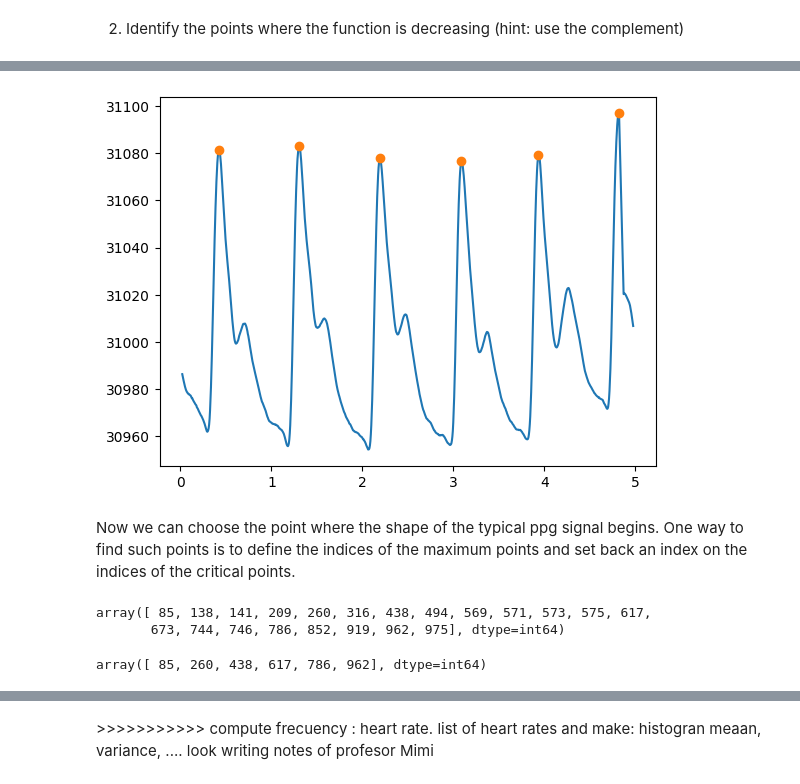
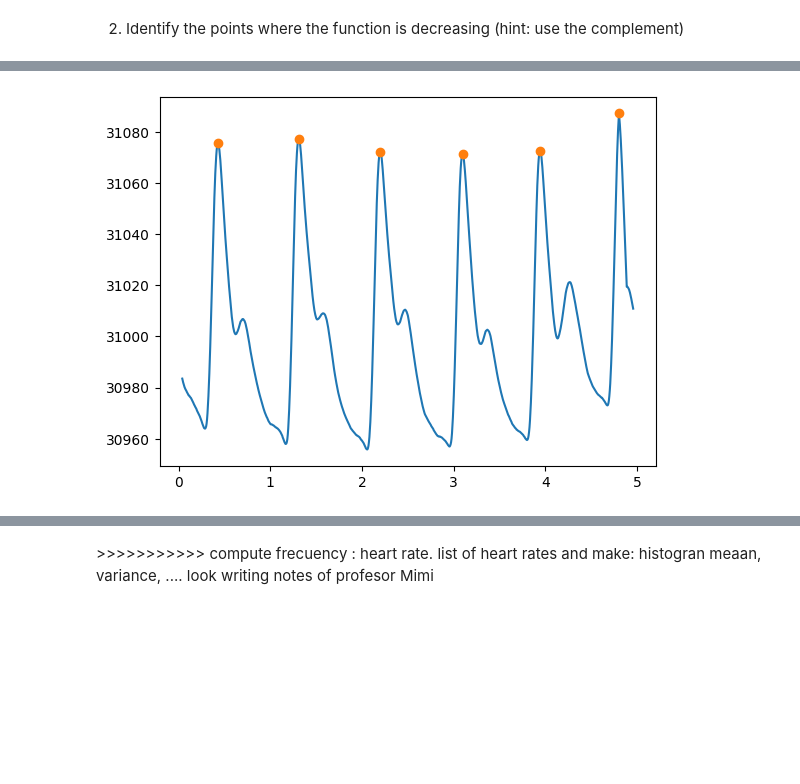
Before and after one commit to TheDataScienceLabs/DSLab_Probability, a Jupyter notebook: lab1.ipynb, the cells around one changed output, grey strips where cells are left out. Saved outputs shown, nothing was run; the diff lists cells and outputs as text; code cells hidden in the pictures; blank space fills up the shorter version.

```diff
--- a/lab1.ipynb
+++ b/lab1.ipynb
@@ -224,7 +224,7 @@ Briefly explain what happens when you change the number of elements in the rolli
 
 Select the best number of neighbors to obtain a smoother signal that does not lose the characteristic shape of a ppg signal, and then plot it.
 # %%
-n = 10# Put the correct number of neighbors here
+n = 17# Put the correct number of neighbors here
 averaged = rolling_centered_average(y, n)
 plt.plot(t, averaged)
 plt.xlim(0, 5)
@@ -277,9 +275,13 @@ plt.show()
 # %%
-maxsmins = np.zeros(averaged.shape, dtype=bool)  # this creates an array filled with False
-maxsmins[:-1] = increasing[:-1] & decreasing[1:]  # Find where the switch occurs. This yields a list of boleans.
+maxs = np.zeros(averaged.shape, dtype=bool)  # this creates an array filled with False
+maxs[:-1] = increasing[:-1] & decreasing[1:]  # Find where the switch occurs. This yields a list of boleans.
+
+mins = np.zeros(averaged.shape, dtype=bool)  # this creates an array filled with False
+mins[:-1] = increasing[1:] & decreasing[:-1]  # Find where the switch occurs. This yields a list of boleans.
 
 plt.plot(t, averaged)
-plt.plot(t[maxsmins], averaged[maxsmins], "o")
-plt.xlim(0, 5)
+plt.plot(t[maxs], averaged[maxs], "o")
+plt.plot(t[mins], averaged[mins], "*")
+plt.xlim(0,5)
 plt.show()
 # %% [output]
@@ -289,22 +291,9 @@ plt.show()
 # %%
-alpha = 1.001  # Select an appropriate valu
-peak_indices = maxsmins & (averaged > averaged[maxsmins].mean()*alpha)
+alpha = 1.  # Select an appropriate value
+maxima = maxs & (averaged > averaged[maxs].mean()*alpha) # This yields a list of boleans.
 
 plt.plot(t, averaged)
-plt.plot(t[peak_indices], averaged[peak_indices], "o")
+plt.plot(t[maxima], averaged[maxima], "o")
 plt.show()
 # %% [output]
-[figure, old version]
+[figure, new version]
-# %% [markdown]
-Now we can choose the point where the shape of the typical ppg signal begins. One way to find such points is to define the indices of the maximum points and set back an index on the indices of the critical points.
-# %%
-idx_maxsmins = np.where(maxsmins == True)[0]  #
-idx_maxsmins
-# %% [output]
-array([ 85, 138, 141, 209, 260, 316, 438, 494, 569, 571, 573, 575, 617,
-       673, 744, 746, 786, 852, 919, 962, 975], dtype=int64)
-# %%
-idx_maxima = np.where(peak_indices == True)[0]
-idx_maxima
-# %% [output]
-array([ 85, 260, 438, 617, 786, 962], dtype=int64)
```
Also changed, not shown: parts of 41 cells of this notebook.
